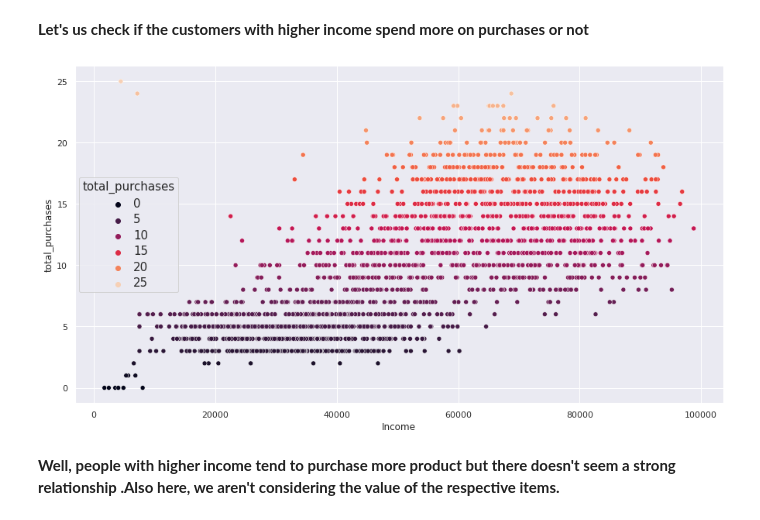
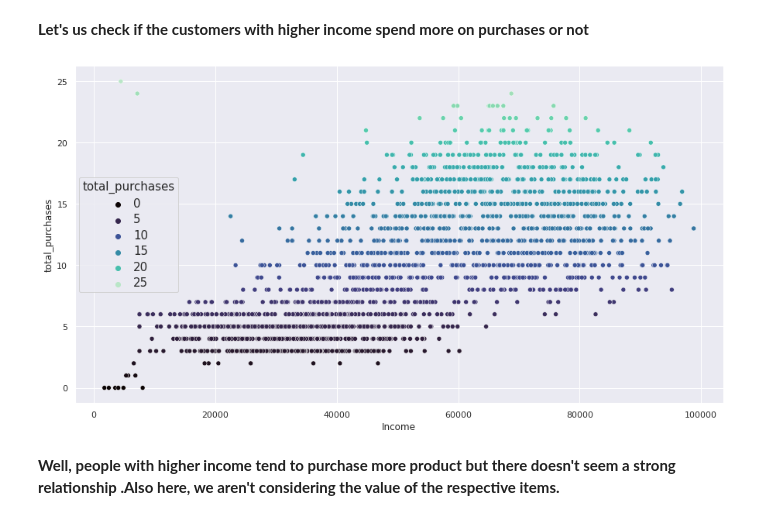
Before and after one commit to ashishakkumar/centerhears_internship, a Jupyter notebook: chears-internship-task.ipynb, the cells around one changed output. Drawn from its saved outputs; the diff is of its cells as text; code cells hidden in the pictures.

```diff
--- a/chears-internship-task.ipynb
+++ b/chears-internship-task.ipynb
@@ -162,16 +162,16 @@ Percentage of customers purchasing something from store when there is a discount
 # %%
 #Firstly,we will store the total number of purchases per customer in the dataframe
 JuneDA['total_purchases']=JuneDA['NumWebPurchases']+JuneDA['NumStorePurchases']
 sns.set_palette('RdBu')
 sns.set_context('poster')
 sns.set(rc = {'figure.figsize':(15,8)})
 total_purchases = JuneDA[JuneDA['Income']<100000]
-g=sns.scatterplot(x=total_purchases['Income'],y=JuneDA['total_purchases'],hue=JuneDA['total_purchases'],palette='rocket')
+g=sns.scatterplot(x=total_purchases['Income'],y=JuneDA['total_purchases'],hue=JuneDA['total_purchases'],palette='mako')
 plt.setp(g.get_legend().get_texts(), fontsize='15') # for legend text
 plt.setp(g.get_legend().get_title(), fontsize='15')
 plt.show()
 # %% [output]
-[figure, old version]
+[figure, new version]
 # %% [markdown]
 **Well, people with higher income tend to purchase more product but there doesn't seem a strong relationship .Also here, we aren't considering the value of the respective items.**
 # %% [markdown]
```
Also changed, not shown: parts of 1 cell of this notebook.
